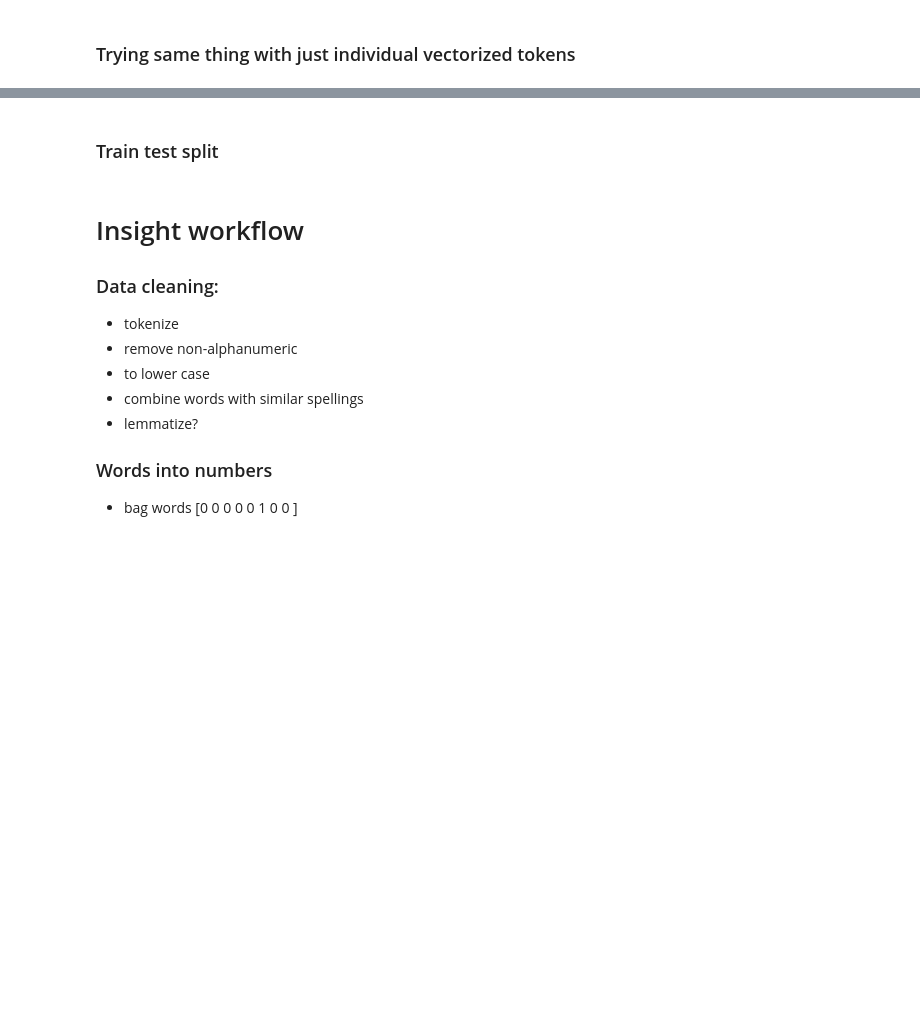
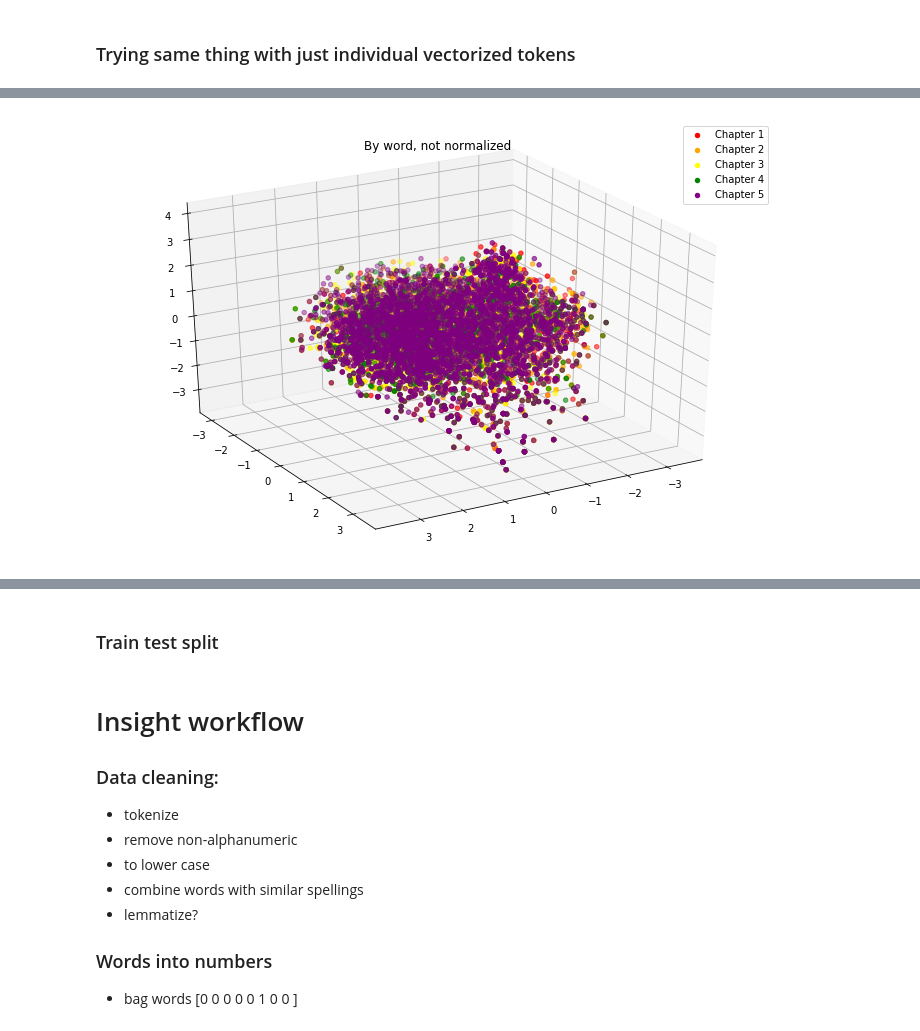
Before and after one commit to ssrosa/dsc-4-final-project-online-ds-pt-100118, a Jupyter notebook: student.ipynb, the cells around one changed output, grey strips where cells are left out. Cells and saved outputs as stored; diff of their text form; code cells hidden in the pictures; blank space fills up the shorter version.

Commit message:
Getting unique tokens.

```diff
--- a/student.ipynb
+++ b/student.ipynb
@@ -858,7 +786,7 @@ def build_by_words_df(text, label):
     '''
 
     #List of tokens, stop words removed
-    token = [stop_word(word_tokenize(w.text)[0]) for w in text if w.is_alpha]
+    token = list(set([stop_word(word_tokenize(w.text)[0]) for w in text if w.is_alpha]))
     #Drop NaNs
     token_notna = [t for t in token if t]
     #Get list of vectors
@@ -882,0 +829,8 @@ ch1_byword.shape
+# %%
+#Make each scalar in the 300-long vector into a column for the features
+for i in np.arange(0, 300):
+    byword[str(i + 1)] = [v[i] for v in byword['vector'].values]
+
+    #Separate features and target
+byword_features = byword.drop(['token', 'vector', 'label'], axis = 1, inplace = False)
+byword_target = byword['label']
@@ -882,0 +841,16 @@ ch1_byword.shape
+# %%
+#If not normalizing
+byword_X = byword_features
+# %%
+#From PCA analysis in scikit learn lab in Learn
+pca = PCA(n_components = 3)
+byword_principalComponents = pca.fit_transform(byword_X)
+
+byword_pca_df = pd.DataFrame(data = byword_principalComponents, columns = ['PC1', 'PC2', 'PC3'])
+
+#From PCA analysis in scikit learn lab in Learn
+# Create a new dataset fro principal components
+#FOr some reason pd.concat doesn't work with this one
+byword_result = copy.deepcopy(byword_pca_df)
+
+byword_result['label'] = byword_target.values
@@ -882,0 +860,19 @@ ch1_byword.shape
+# %%
+#Show all chapters together
+fig = plt.figure(figsize = (12, 8))
+ax = fig.add_subplot(111, projection='3d', azim = 60, elev = 30)
+
+labels = [1, 2, 3, 4, 5]
+colors = ['red', 'orange', 'yellow', 'green', 'purple']
+
+for label, color in zip(labels, colors):
+#    ch2_pca = result_df['label'] == label
+    pca = byword_result[byword_result['label'] == label]
+    ax.scatter(xs = pca['PC1'], ys = pca['PC2'], zs = pca['PC3'],
+          c = color, label = ('Chapter ' + str(label)))
+
+plt.legend()
+plt.title('By word, not normalized')
+plt.show()
+# %% [output]
+[figure, added]
```
Also changed, not shown: parts of 40 cells of this notebook.
